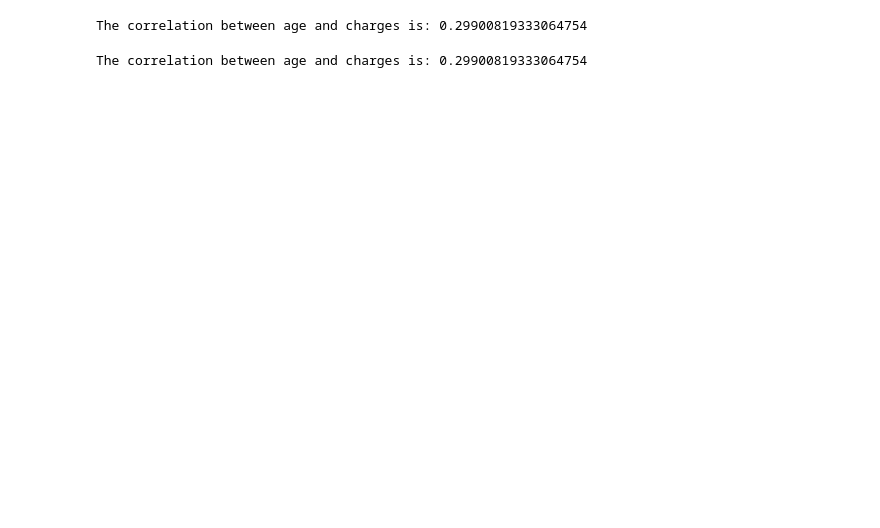
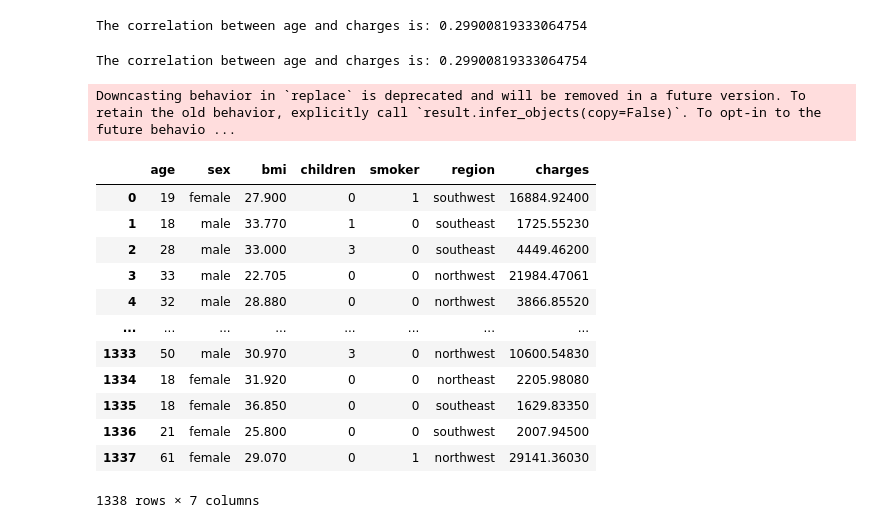
Before and after one commit to Surfox007/ML_freecodecamp_tutorial, a Jupyter notebook: medical_insurance_linear_regression.ipynb, the cells around one changed output. Drawn from its saved outputs; the diff is of its cells as text; code cells hidden in the pictures; blank space fills up the shorter version.

```diff
--- a/medical_insurance_linear_regression.ipynb
+++ b/medical_insurance_linear_regression.ipynb
@@ -202,3 +202,29 @@ correlation = medical_df['age'].corr(medical_df['charges'])
 print(f"The correlation between age and charges is: {correlation}")
 # %% [output]
 The correlation between age and charges is: 0.29900819333064754
+# %%
+# prompt: i want the to make another dataframe where there the smoker will have 1 in place of yes and 0 when no
+
+# Create a copy of the DataFrame to avoid modifying the original
+medical_df_encoded = medical_df.copy()
+
+# Replace 'yes' with 1 and 'no' with 0 in the 'smoker' column
+medical_df_encoded['smoker'] = medical_df_encoded['smoker'].replace({'yes': 1, 'no': 0})
+
+# Display the updated DataFrame
+medical_df_encoded
+# %% [output]
+Downcasting behavior in `replace` is deprecated and will be removed in a future version. To retain the old behavior, explicitly call `result.infer_objects(copy=False)`. To opt-in to the future behavio ...
+|  | age | sex | bmi | children | smoker | region | charges |
+| 0 | 19 | female | 27.900 | 0 | 1 | southwest | 16884.92400 |
+| 1 | 18 | male | 33.770 | 1 | 0 | southeast | 1725.55230 |
+| 2 | 28 | male | 33.000 | 3 | 0 | southeast | 4449.46200 |
+| 3 | 33 | male | 22.705 | 0 | 0 | northwest | 21984.47061 |
+| 4 | 32 | male | 28.880 | 0 | 0 | northwest | 3866.85520 |
+| ... | ... | ... | ... | ... | ... | ... | ... |
+| 1333 | 50 | male | 30.970 | 3 | 0 | northwest | 10600.54830 |
+| 1334 | 18 | female | 31.920 | 0 | 0 | northeast | 2205.98080 |
+| 1335 | 18 | female | 36.850 | 0 | 0 | southeast | 1629.83350 |
+| 1336 | 21 | female | 25.800 | 0 | 0 | southwest | 2007.94500 |
+| 1337 | 61 | female | 29.070 | 0 | 1 | northwest | 29141.36030 |
+1338 rows × 7 columns
```
Also changed, not shown: parts of 3 cells of this notebook.
